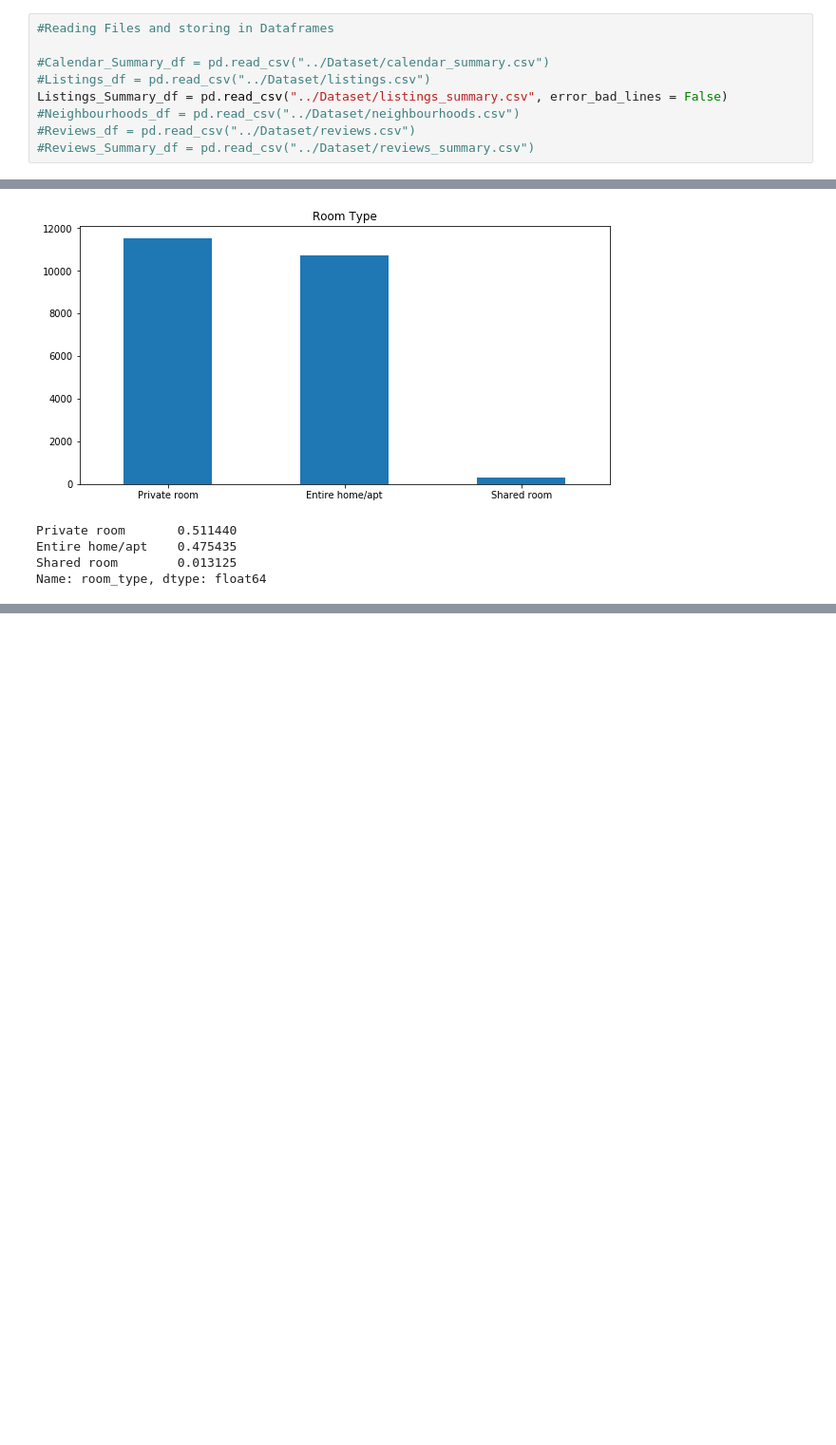
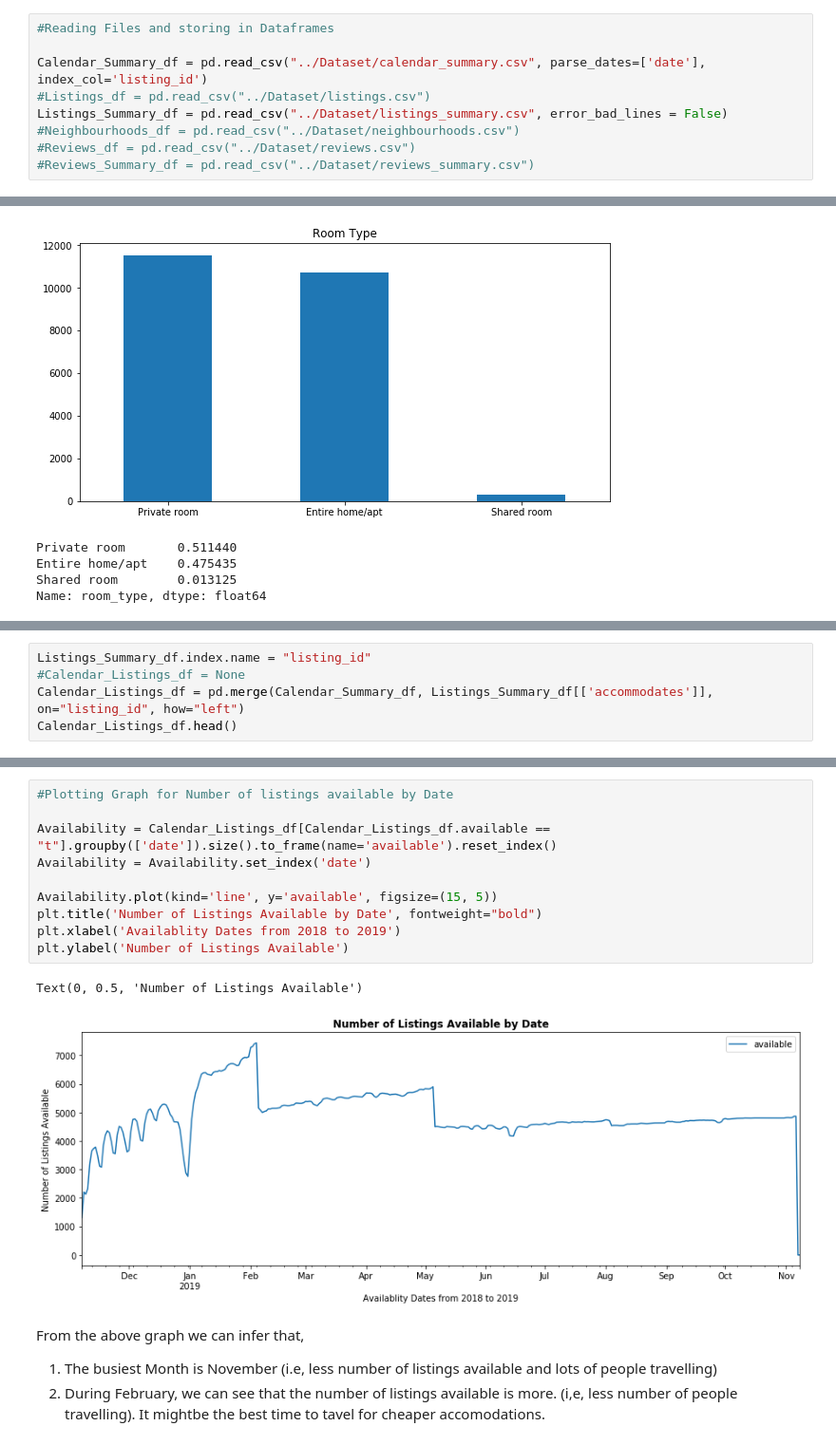
Before and after one commit to SaranyaPandiaraj/Futuristic-Airbnb, a Jupyter notebook: Futuristic_Airbnb.ipynb, the cells around one changed output, grey strips where cells are left out. Shown: that part at 95% size. Drawn from its saved outputs; the diff is of its cells as text; blank space fills up the shorter version.

```diff
--- a/Futuristic_Airbnb.ipynb
+++ b/Futuristic_Airbnb.ipynb
@@ -19,7 +19,7 @@ import re
 # %%
 #Reading Files and storing in Dataframes
 
-#Calendar_Summary_df = pd.read_csv("../Dataset/calendar_summary.csv")
+Calendar_Summary_df = pd.read_csv("../Dataset/calendar_summary.csv", parse_dates=['date'], index_col='listing_id')
 #Listings_df = pd.read_csv("../Dataset/listings.csv")
 Listings_Summary_df = pd.read_csv("../Dataset/listings_summary.csv", error_bad_lines = False)
 #Neighbourhoods_df = pd.read_csv("../Dataset/neighbourhoods.csv")
@@ -716,0 +757,5 @@ Name: room_type, dtype: float64
+# %%
+Listings_Summary_df.index.name = "listing_id"
+#Calendar_Listings_df = None
+Calendar_Listings_df = pd.merge(Calendar_Summary_df, Listings_Summary_df[['accommodates']], on="listing_id", how="left")
+Calendar_Listings_df.head()
@@ -716,0 +770,17 @@ Name: room_type, dtype: float64
+# %%
+#Plotting Graph for Number of listings available by Date
+
+Availability = Calendar_Listings_df[Calendar_Listings_df.available == "t"].groupby(['date']).size().to_frame(name='available').reset_index()
+Availability = Availability.set_index('date')
+
+Availability.plot(kind='line', y='available', figsize=(15, 5))
+plt.title('Number of Listings Available by Date', fontweight="bold")
+plt.xlabel('Availablity Dates from 2018 to 2019')
+plt.ylabel('Number of Listings Available')
+# %% [output]
+Text(0, 0.5, 'Number of Listings Available')
+[figure, added]
+# %% [markdown]
+From the above graph we can infer that,
+1) The busiest Month is November (i.e, less number of listings available and lots of people travelling)
+2) During February, we can see that the number of listings available is more. (i,e, less number of people travelling). It mightbe the best time to tavel for cheaper accomodations.
```
Also changed, not shown: parts of 7 cells of this notebook, 1 other file.
